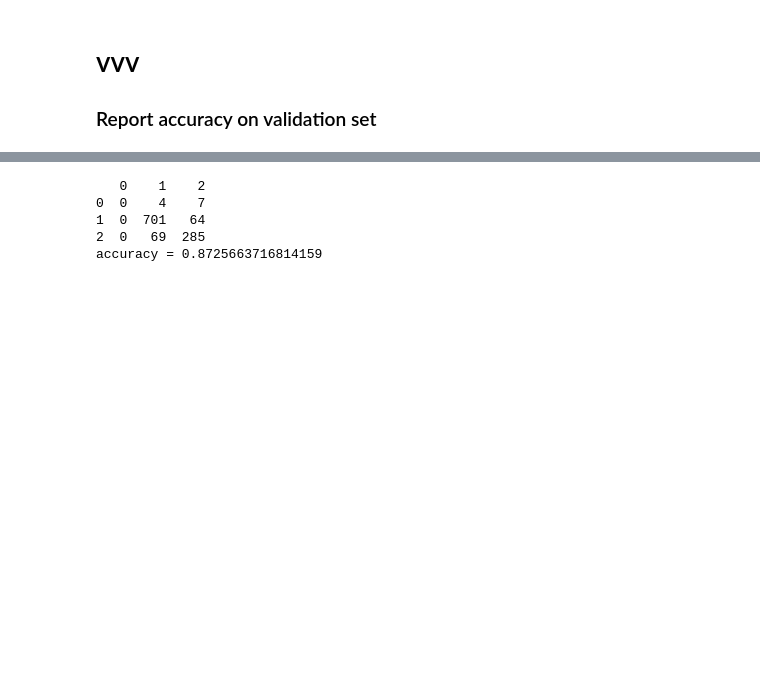
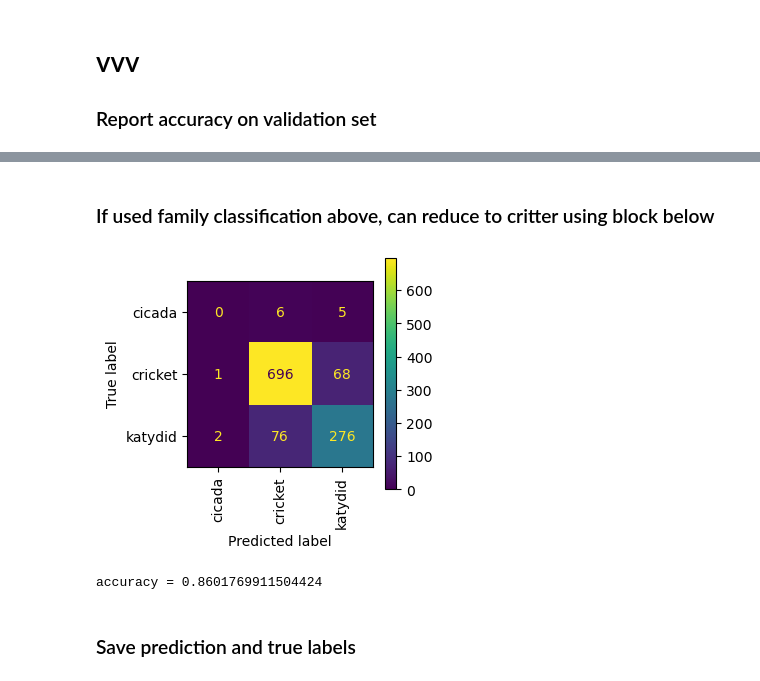
Before and after one commit to andrewcmerwin/ChirpChecker, a Jupyter notebook: CNN_experiment_Yang.ipynb, the cells around one changed output, grey strips where cells are left out. Saved outputs shown, nothing was run; the diff lists cells and outputs as text; code cells hidden in the pictures; blank space fills up the shorter version.

```diff
--- a/CNN_experiment_Yang.ipynb
+++ b/CNN_experiment_Yang.ipynb
@@ -382,16 +383,16 @@ accuracy = 0.5858407079646017
+# %% [markdown]
+### If used family classification above, can reduce to critter using block below
 # %%
+label_name = 'fam_or_subfam'
+meta_file = 'MLNS_Final_Test.csv'
 ## to shorte list of classes after fitting on long list, use the class converter.
 true_class_short = convert_labels(true_class, meta_file, label_name, 'critter_name')
 pred_class_short = convert_labels(pred_class, meta_file, label_name, 'critter_name')
 
-conf_mat = confusion_matrix(true_class_short, pred_class_short)
-print(pd.DataFrame(conf_mat))
-accuracy = np.diagonal(conf_mat).sum()/np.sum(conf_mat)
-print('accuracy =', accuracy)
+plot_confusion(true_class_short, pred_class_short)
 # %% [output]
+[figure, added]
-   0    1    2
-0  0    4    7
-1  0  701   64
-2  0   69  285
-accuracy = 0.8725663716814159
+accuracy = 0.8601769911504424
+# %% [markdown]
+### Save prediction and true labels
 # %%
```
Also changed, not shown: parts of 35 cells of this notebook, 4 other files.
